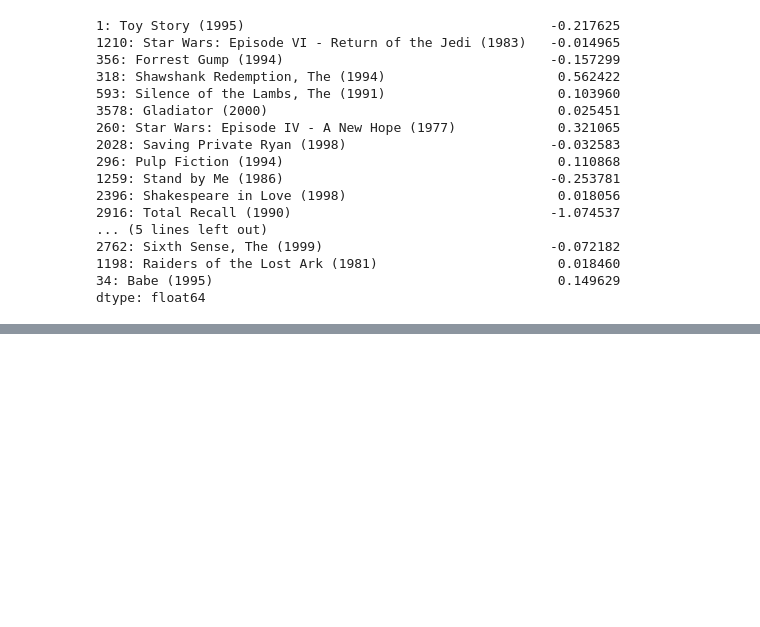
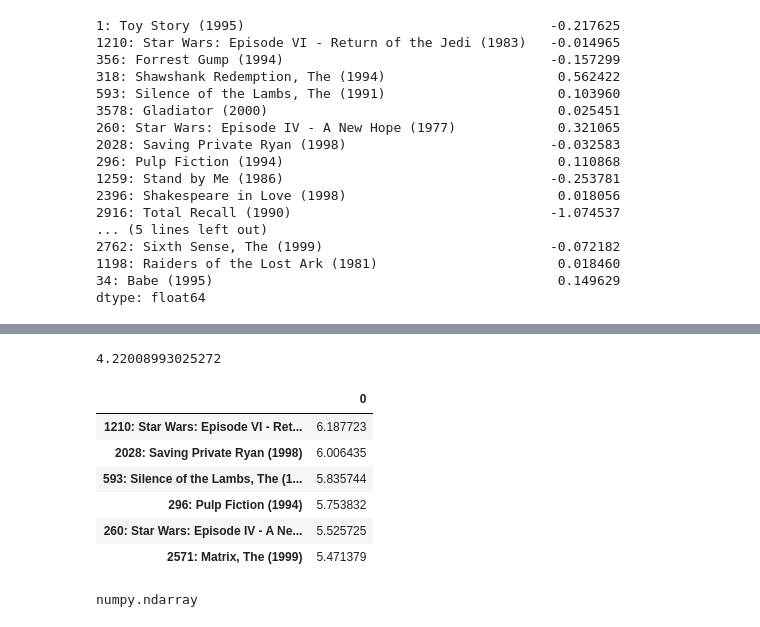
Before and after one commit to gaioNL/ML.HSE.DL.ComputerVision, a Jupyter notebook: git/ML.Reccomender.MinnU/CollaborativeFiltering/wk4/ItemItemCollaborativeFilter_CG.ipynb, the cells around one changed output, grey strips where cells are left out. Cells and saved outputs as stored; diff of their text form; code cells hidden in the pictures; blank space fills up the shorter version.

```diff
--- a/git/ML.Reccomender.MinnU/CollaborativeFiltering/wk4/ItemItemCollaborativeFilter_CG.ipynb
+++ b/git/ML.Reccomender.MinnU/CollaborativeFiltering/wk4/ItemItemCollaborativeFilter_CG.ipynb
@@ -200,0 +285,2 @@ norm_rat = (ratings_df[ratings_df['User'] == 5277].iloc[:,1:-1] - raw_item_avg_d
+# %%
+numerator_raw = np.dot(norm_rat.fillna(0),cos_raw_df)
@@ -201,2 +294,2 @@ norm_rat = (ratings_df[ratings_df['User'] == 5277].iloc[:,1:-1] - raw_item_avg_d
 # %%
-(ratings_df[ratings_df['User'] == 5277].iloc[:,1:-1] - raw_item_avg_df) * raw_sim_sum_df
+mask_5277 = ratings_df[ratings_df['User'] == 5277].iloc[:,1:-1].isnull()
@@ -214,0 +301,22 @@ dtype: float64
+# %%
+denominator_raw = np.dot(cos_raw_df.iloc[:,1],mask_5277.T)[0]
+# %%
+denominator_raw
+# %% [output]
+4.22008993025272
+# %%
+sim_items_raw = pd.DataFrame(((numerator_raw/(1.0 * denominator_raw))+raw_item_avg_df.values).T,index=results_df.columns )
+# %%
+sim_items_raw.sort_values(by=list(sim_items_raw.columns),ascending=False).iloc[:6,:]
+# %% [output]
+|  | 0 |
+| 1210: Star Wars: Episode VI - Ret... | 6.187723 |
+| 2028: Saving Private Ryan (1998) | 6.006435 |
+| 593: Silence of the Lambs, The (1... | 5.835744 |
+| 296: Pulp Fiction (1994) | 5.753832 |
+| 260: Star Wars: Episode IV - A Ne... | 5.525725 |
+| 2571: Matrix, The (1999) | 5.471379 |
+# %%
+type(sim_items_raw)
+# %% [output]
+numpy.ndarray
```
Also changed, not shown: parts of 16 cells of this notebook, 1 other file.
